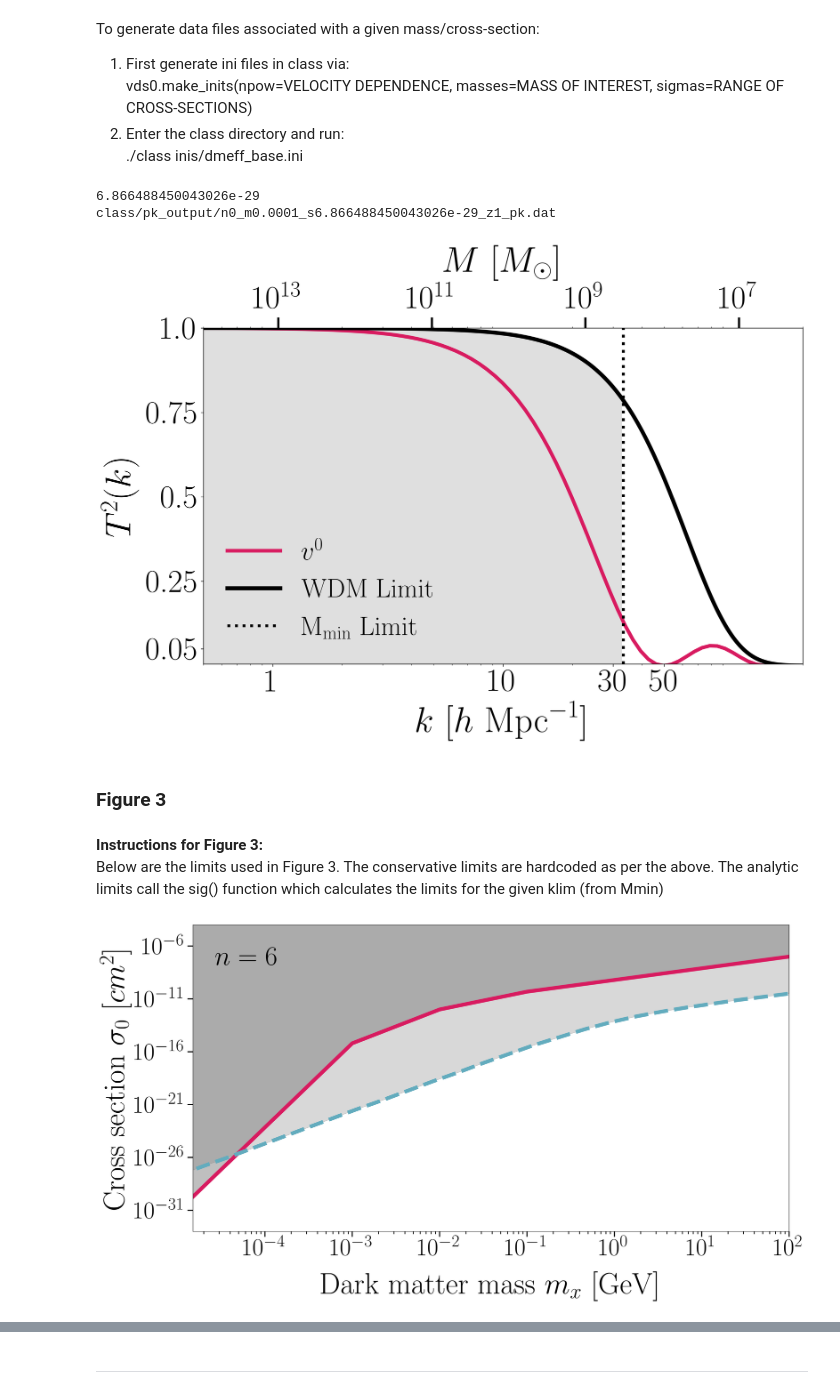
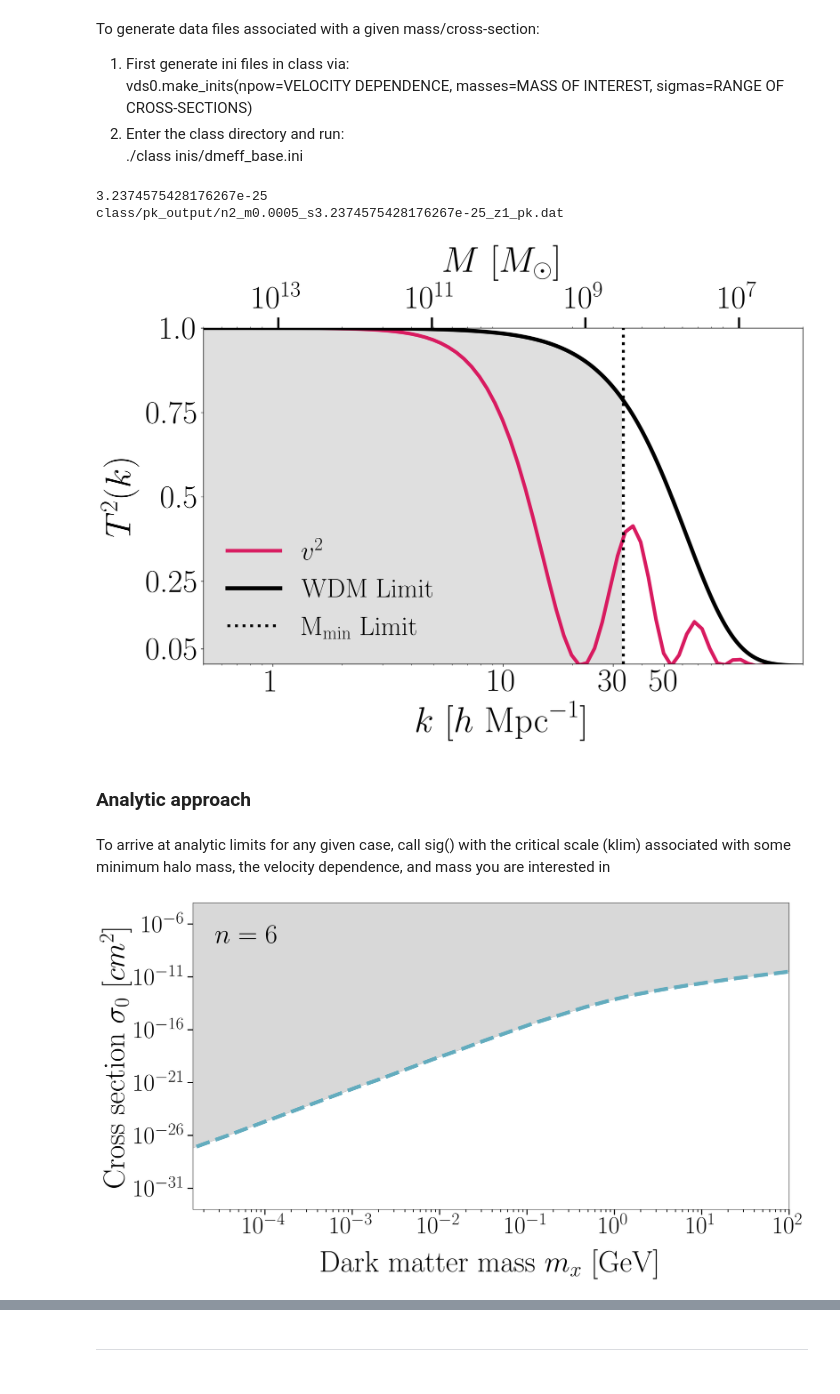
Before and after one commit to maamari/velocitydependentlimits, a Jupyter notebook: velocityDependentLimits.ipynb, the cells around one changed output, grey strips where cells are left out. Saved outputs shown, nothing was run; the diff lists cells and outputs as text; code cells hidden in the pictures.

```diff
--- a/velocityDependentLimits.ipynb
+++ b/velocityDependentLimits.ipynb
@@ -304,7 +304,7 @@ ax2 = ax.twiny()
 # tk_idm_c,ks,sigma0 = vds0.single_tk(npow=0,m=0.000015,c='#D81B60',label='$v^0$',ls='-',sigmas=n0n2sigs,index=42,lw=5)
 
 ##### m=0.0001 GeV #####
-tk_idm_c,ks,sigma0 = vds0.single_tk(npow=0,m=0.0001,c='#D81B60',label='$v^0$',ls='-',sigmas=n0n2sigs,index=40,lw=5)
+# tk_idm_c,ks,sigma0 = vds0.single_tk(npow=0,m=0.0001,c='#D81B60',label='$v^0$',ls='-',sigmas=n0n2sigs,index=40,lw=5)
 
 ##### m=0.001 GeV #####
 # tk_idm_c,ks,sigma0 = vds0.single_tk(npow=0,m=0.001,c='#D81B60',label='$v^2$',ls='-',sigmas=n0n2sigs,index=38,lw=5)
@@ -326,50 +326,50 @@ tk_idm_c,ks,sigma0 = vds0.single_tk(npow=0,m=0.0001,c='#D81B60',label='$v^0$',ls
 
 ###################################################### n=2 #########################################################
 ##### m=0.000015 GeV #####
-# tk_idm_c,ks,sigma0 = vds0.single_tk(npow=2,m=0.000015,c='#D81B60',label='$v^0$',ls='-',sigmas=n0n2sigs,index=40,lw=5)
+# tk_idm_c,ks,sigma0 = vds0.single_tk(npow=2,m=0.000015,c='#D81B60',label='$v^2$',ls='-',sigmas=n0n2sigs,index=40,lw=5)
 
 ##### m=0.00005 GeV #####
-# tk_idm_c,ks,sigma0 = vds0.single_tk(npow=2,m=0.00005,c='#D81B60',label='$v^0$',ls='-',sigmas=n0n2sigs,index=35,lw=5)
+# tk_idm_c,ks,sigma0 = vds0.single_tk(npow=2,m=0.00005,c='#D81B60',label='$v^2$',ls='-',sigmas=n0n2sigs,index=35,lw=5)
 
 ##### m=0.0001 GeV #####
 # tk_idm_c,ks,sigma0 = vds0.single_tk(npow=2,m=0.0001,c='#D81B60',label='$v^2$',ls='-',sigmas=n0n2sigs,index=30,lw=5)
 
 ##### m=0.0005 GeV #####
-# tk_idm_c,ks,sigma0 = vds0.single_tk(npow=2,m=0.0005,c='#D81B60',label='$v^0$',ls='-',sigmas=n0n2sigs,index=22,lw=5)
+tk_idm_c,ks,sigma0 = vds0.single_tk(npow=2,m=0.0005,c='#D81B60',label='$v^2$',ls='-',sigmas=n0n2sigs,index=22,lw=5)
 
 ##### m=0.001 GeV #####
 # tk_idm_c,ks,sigma0 = vds0.single_tk(npow=2,m=0.001,c='#D81B60',label='$v^2$',ls='-',sigmas=n0n2sigs,index=20,lw=5)
 
 ##### m=0.005 GeV #####
-# tk_idm_c,ks,sigma0 = vds0.single_tk(npow=2,m=0.005,c='#D81B60',label='$v^0$',ls='-',sigmas=n0n2sigs,index=16,lw=5)
+# tk_idm_c,ks,sigma0 = vds0.single_tk(npow=2,m=0.005,c='#D81B60',label='$v^2$',ls='-',sigmas=n0n2sigs,index=16,lw=5)
 
 ###### m=0.01 GeV ######
 # tk_idm_c,ks,sigma0 = vds0.single_tk(npow=2,m=0.01,c='#D81B60',label='$v^2$',ls='-',sigmas=n0n2sigs,index=14,lw=5)
 
 ##### m=0.05 GeV #####
-# tk_idm_c,ks,sigma0 = vds0.single_tk(npow=2,m=0.05,c='#D81B60',label='$v^0$',ls='-',sigmas=n0n2sigs,index=10,lw=5)
+# tk_idm_c,ks,sigma0 = vds0.single_tk(npow=2,m=0.05,c='#D81B60',label='$v^2$',ls='-',sigmas=n0n2sigs,index=10,lw=5)
 
 ###### m=0.1 GeV ######
 # tk_idm_c,ks,sigma0 = vds0.single_tk(npow=2,m=0.1,c='#D81B60',label='$v^2$',ls='-',sigmas=n0n2sigs,index=9,lw=5)
 
 ##### m=0.5 GeV #####
-# tk_idm_c,ks,sigma0 = vds0.single_tk(npow=2,m=0.5,c='#D81B60',label='$v^0$',ls='-',sigmas=n0n2sigs,index=6,lw=5)
+# tk_idm_c,ks,sigma0 = vds0.single_tk(npow=2,m=0.5,c='#D81B60',label='$v^2$',ls='-',sigmas=n0n2sigs,index=6,lw=5)
 
 ######## m=1 GeV ########
 # tk_idm_c,ks,sigma0 = vds0.single_tk(npow=2,m=1,c='#ED578D',label=r'$v^2$',sigmas=n0n2sigs,index=4,lw=4)
 
 ##### m=5 GeV #####
-# tk_idm_c,ks,sigma0 = vds0.single_tk(npow=2,m=5,c='#D81B60',label='$v^0$',ls='-',sigmas=n0n2sigs,index=0,lw=5)
+# tk_idm_c,ks,sigma0 = vds0.single_tk(npow=2,m=5,c='#D81B60',label='$v^2$',ls='-',sigmas=n0n2sigs,index=0,lw=5)
 
 ##### m=10 GeV #####
-# tk_idm_c,ks,sigma0 = vds0.single_tk(npow=2,m=10,c='#D81B60',label='$v^0$',ls='-',sigmas=n2sigs_m10,index=24,lw=5)
+# tk_idm_c,ks,sigma0 = vds0.single_tk(npow=2,m=10,c='#D81B60',label='$v^2$',ls='-',sigmas=n2sigs_m10,index=24,lw=5)
 
 ##### m=100 GeV #####
-# tk_idm_c,ks,sigma0 = vds0.single_tk(npow=2,m=100,c='#D81B60',label='$v^0$',ls='-',sigmas=n2sigs_m10,index=19,lw=5)
+# tk_idm_c,ks,sigma0 = vds0.single_tk(npow=2,m=100,c='#D81B60',label='$v^2$',ls='-',sigmas=n2sigs_m10,index=19,lw=5)
 
 ###################################################### n=4 #########################################################
 ##### m=0.000015 GeV #####
-# tk_idm_c,ks,sigma0 = vds0.single_tk(npow=4,m=0.000015,c='#D81B60',label='$v^0$',ls='-',sigmas=lowmass,index=10,lw=5)
+# tk_idm_c,ks,sigma0 = vds0.single_tk(npow=4,m=0.000015,c='#D81B60',label='$v^4$',ls='-',sigmas=lowmass,index=10,lw=5)
 
 ##### m=0.0001 GeV #####
 # tk_idm_c,ks,sigma0 = vds0.single_tk(npow=4,m=0.0001,c='#D81B60',label='$v^4$',ls='-',sigmas=n4sigs_m0001,index=35,lw=5)
@@ -378,47 +378,47 @@ tk_idm_c,ks,sigma0 = vds0.single_tk(npow=0,m=0.0001,c='#D81B60',label='$v^0$',ls
 # tk_idm_c,ks,sigma0 = vds0.single_tk(npow=4,m=0.0003,c='#D81B60',label='$v^4$',ls='-',sigmas=n4sigs_m0001,index=20,lw=5)
 
 ###### m=0.001 GeV ######
-# tk_idm_c,ks,sigma0 = vds0.single_tk(npow=4,m=0.001,c='#D81B60',label='c',ls='-',sigmas=n4sigs_m001,index=23,lw=5)
+# tk_idm_c,ks,sigma0 = vds0.single_tk(npow=4,m=0.001,c='#D81B60',label='$v^4$',ls='-',sigmas=n4sigs_m001,index=23,lw=5)
 
 ###### m=0.01 GeV ######
-# tk_idm_c,ks,sigma0 = vds0.single_tk(npow=4,m=0.01,c='#D81B60',label='c',ls='-',sigmas=n4sigs_m01,index=36,lw=5)
+# tk_idm_c,ks,sigma0 = vds0.single_tk(npow=4,m=0.01,c='#D81B60',label='$v^4$',ls='-',sigmas=n4sigs_m01,index=36,lw=5)
 
 ###### m=0.1 GeV ######
-# tk_idm_c,ks,sigma0 = vds0.single_tk(npow=4,m=0.1,c='#D81B60',label='c',ls='-',sigmas=n4sigs_m01,index=15,lw=5)
+# tk_idm_c,ks,sigma0 = vds0.single_tk(npow=4,m=0.1,c='#D81B60',label='$v^4$',ls='-',sigmas=n4sigs_m01,index=15,lw=5)
 
 ######## m=1 GeV ########
 # tk_idm_c,ks,sigma0 = vds0.single_tk(npow=4,m=1,c='#D81B60',label=r'$v^4$',sigmas=n4sigs_m1,index=1,lw=4)
 
 ##### m=10 GeV #####
-# tk_idm_c,ks,sigma0 = vds0.single_tk(npow=4,m=10,c='#D81B60',label='$v^0$',ls='-',sigmas=n4sigs_m10,index=41,lw=5)
+# tk_idm_c,ks,sigma0 = vds0.single_tk(npow=4,m=10,c='#D81B60',label='$v^4$',ls='-',sigmas=n4sigs_m10,index=41,lw=5)
 
 ##### m=100 GeV #####
-# tk_idm_c,ks,sigma0 = vds0.single_tk(npow=4,m=100,c='#D81B60',label='$v^0$',ls='-',sigmas=n4sigs_m10,index=34,lw=5)
+# tk_idm_c,ks,sigma0 = vds0.single_tk(npow=4,m=100,c='#D81B60',label='$v^4$',ls='-',sigmas=n4sigs_m10,index=34,lw=5)
 
 ###################################################### n=6 #########################################################
 ##### m=0.000015 GeV #####
-# tk_idm_c,ks,sigma0 = vds0.single_tk(npow=6,m=0.000015,c='#D81B60',label='$v^0$',ls='-',sigmas=lowmass,index=21,lw=5)
+# tk_idm_c,ks,sigma0 = vds0.single_tk(npow=6,m=0.000015,c='#D81B60',label='$v^6$',ls='-',sigmas=lowmass,index=21,lw=5)
 
 ##### m=0.0001 GeV #####
 # tk_idm_c,ks,sigma0 = vds0.single_tk(npow=6,m=0.0001,c='#D81B60',label='$v^6$',ls='-',sigmas=n6sigs_m0001,index=12,lw=5)
 
 ###### m=0.001 GeV ###### PROBLEMATIC
-# tk_idm_c,ks,sigma0 = vds0.single_tk(npow=6,m=0.001,c='#D81B60',label='c',ls='-',sigmas=n6sigs_m001,index=0,lw=5)
+# tk_idm_c,ks,sigma0 = vds0.single_tk(npow=6,m=0.001,c='#D81B60',label='$v^6$',ls='-',sigmas=n6sigs_m001,index=0,lw=5)
 
 ###### m=0.01 GeV ######
-# tk_idm_c,ks,sigma0 = vds0.single_tk(npow=6,m=0.01,c='#D81B60',label='c',ls='-',sigmas=n6sigs_m01,index=0,lw=5)
+# tk_idm_c,ks,sigma0 = vds0.single_tk(npow=6,m=0.01,c='#D81B60',label='$v^6$',ls='-',sigmas=n6sigs_m01,index=0,lw=5)
 
 ###### m=0.1 GeV ######
-# tk_idm_c,ks,sigma0 = vds0.single_tk(npow=6,m=0.1,c='#D81B60',label='c',ls='-',sigmas=n6sigs_m0_1,index=3,lw=5)
+# tk_idm_c,ks,sigma0 = vds0.single_tk(npow=6,m=0.1,c='#D81B60',label='$v^6$',ls='-',sigmas=n6sigs_m0_1,index=3,lw=5)
 
 ##### m=1 GeV #####
 # tk_idm_c,ks,sigma0 = vds0.single_tk(npow=6,m=1,c='#7E1038',label=r'$v^6$',sigmas=n6sigs_m1,index=14,lw=4)
 
 ##### m=10 GeV #####
-# tk_idm_c,ks,sigma0 = vds0.single_tk(npow=6,m=10,c='#D81B60',label='$v^0$',ls='-',sigmas=n6sigs_m1,index=7,lw=5)
+# tk_idm_c,ks,sigma0 = vds0.single_tk(npow=6,m=10,c='#D81B60',label='$v^6$',ls='-',sigmas=n6sigs_m1,index=7,lw=5)
 
 ##### m=100 GeV #####
-# tk_idm_c,ks,sigma0 = vds0.single_tk(npow=6,m=100,c='#D81B60',label='$v^0$',ls='-',sigmas=n6sigs_m1,index=0,lw=5)
+# tk_idm_c,ks,sigma0 = vds0.single_tk(npow=6,m=100,c='#D81B60',label='$v^6$',ls='-',sigmas=n6sigs_m1,index=0,lw=5)
 
 ############################################### WDM/Mmin Limits #########################################################
 ks2 = np.logspace(-5,4,1000)
@@ -448,12 +448,11 @@ ax2.tick_params(length=15,width=3)
 
 plt.tight_layout()
 # %% [output]
-6.866488450043026e-29
-class/pk_output/n0_m0.0001_s6.866488450043026e-29_z1_pk.dat
+3.2374575428176267e-25
+class/pk_output/n2_m0.0005_s3.2374575428176267e-25_z1_pk.dat
-[figure, old version]
+[figure, new version]
-# %% [markdown]
-### Figure 3
-# %% [markdown]
-**Instructions for Figure 3:**<br>
-Below are the limits used in Figure 3. The conservative limits are hardcoded as per the above. The analytic limits call the sig() function which calculates the limits for the given klim (from Mmin)
+# %% [markdown]
+### Analytic approach
+# %% [markdown]
+To arrive at analytic limits for any given case, call sig() with the critical scale (klim) associated with some minimum halo mass, the velocity dependence, and mass you are interested in
 # %%
@@ -514,54 +469,41 @@ sigs6_eft = np.array([5.0e-04,1.5e+00])
 plt.figure(figsize=(18,10))
 
 ##### n=0 ######
-# plt.loglog(mass_eft,sigs0_eft,label="CMB",linestyle='-',c='k',lw=7)
-# plt.loglog(massFIRAS,firasN0,label="FIRAS",linestyle='-',c='#683d61',lw=7)
-# plt.loglog(mass,sigs0cons,label="Numerical limit",linestyle='-',c='#D81B60',lw=7)
 # plt.loglog(mass, sigs0_anal,label="Analytic estimate",lw=7,linestyle='-',c='#63acbe')
 # plt.fill_between(mass, sigs0_anal, 1, color='grey', alpha=0.3)
-# plt.fill_between(mass, sigs0cons, 1, color='grey', alpha=0.5)
 # plt.text(2.7e-5,6.5e-17,"$n=0$",fontsize=50)
 # plt.yticks([1e-30,1e-27,1e-24,1e-21,1e-18,1e-15],["$10^{-30}$","$10^{-27}$","$10^{-24}$","$10^{-21}$","$10^{-18}$","$10^{-15}$"])
 # plt.ylim(1e-31,1e-14)
 
 ###### n=2 ######
-# plt.loglog(mass_eft,sigs2_eft,label="CMB",linestyle='-',c='k',lw=7)
-# plt.loglog(mass,sigs2cons,label="Numerical limit",linestyle='-',c='#D81B60',lw=7)
 # plt.loglog(mass, sigs2_anal, label="Analytic estimate",lw=7,linestyle='--',c='#63acbe')
 # plt.fill_between(mass, sigs2_anal, 1, color='grey', alpha=0.3)
-# plt.fill_between(mass, sigs2cons, 1, color='grey', alpha=0.5)
 # plt.text(2.7e-5,6.5e-17,"$n=2$",fontsize=50)
 # plt.yticks([1e-30,1e-27,1e-24,1e-21,1e-18,1e-15],["$10^{-30}$","$10^{-27}$","$10^{-24}$","$10^{-21}$","$10^{-18}$","$10^{-15}$"])
 # plt.ylim(1e-31,1e-14)
 
 ###### n=4 ######
-# plt.loglog(mass_eft,sigs4_eft,label="CMB",linestyle='-',c='k',lw=7)
-# plt.loglog(mass,sigs4cons,label="Numerical limit",linestyle='-',c='#D81B60',lw=7)
 # plt.loglog(mass, sigs4_anal, label="Analytic estimate",lw=7,linestyle='--',c='#63acbe')
 # plt.fill_between(mass, sigs4_anal, 20, color='grey', alpha=0.3)
-# plt.fill_between(mass, sigs4cons, 20, color='grey', alpha=0.5)
 # plt.text(2.7e-5,1.5e-8,"$n=4$",fontsize=50)
 # plt.yticks([1e-31,1e-26,1e-21,1e-16,1e-11,1e-6],["$10^{-31}$","$10^{-26}$","$10^{-21}$","$10^{-16}$","$10^{-11}$","$10^{-6}$"])
 # plt.ylim(1e-33,1e-4)
 
 ###### n=6 ######
-plt.loglog(mass_eft6,sigs6_eft,label="CMB",linestyle='-',c='k',lw=7)
-plt.loglog(mass,sigs6cons,label="Numerical limit",linestyle='-',c='#D81B60',lw=7)
 plt.loglog(mass6, sigs6_anal, label="Analytic estimate",lw=7,linestyle='--',c='#63acbe')
 plt.fill_between(mass6, sigs6_anal, 20, color='grey', alpha=0.3)
-plt.fill_between(mass, sigs6cons, 20, color='grey', alpha=0.5)
 plt.text(2.7e-5,1.5e-8,"$n=6$",fontsize=50)
 plt.yticks([1e-31,1e-26,1e-21,1e-16,1e-11,1e-6],["$10^{-31}$","$10^{-26}$","$10^{-21}$","$10^{-16}$","$10^{-11}$","$10^{-6}$"])
 plt.ylim(1e-33,1e-4)
 
 plt.xlim(1.5e-5,1e2)
 # plt.ylim(1e-30,1e-9)
 plt.ylabel(r"Cross section $\sigma_0$ [$cm^2$]",fontsize=55,labelpad=5)
 plt.xlabel(r"Dark matter mass $m_x$ [GeV]",fontsize=55,labelpad=20)
 # plt.legend(fontsize=40,loc='upper right',framealpha=0.4)
 plt.tick_params(labelsize=45,length=10,width=2)
 plt.tick_params(which='minor',length=5,width=1.5)
 
 plt.tight_layout()
 # %% [output]
-[figure, old version]
+[figure, new version]
```
Also changed, not shown: parts of 3 cells of this notebook.
